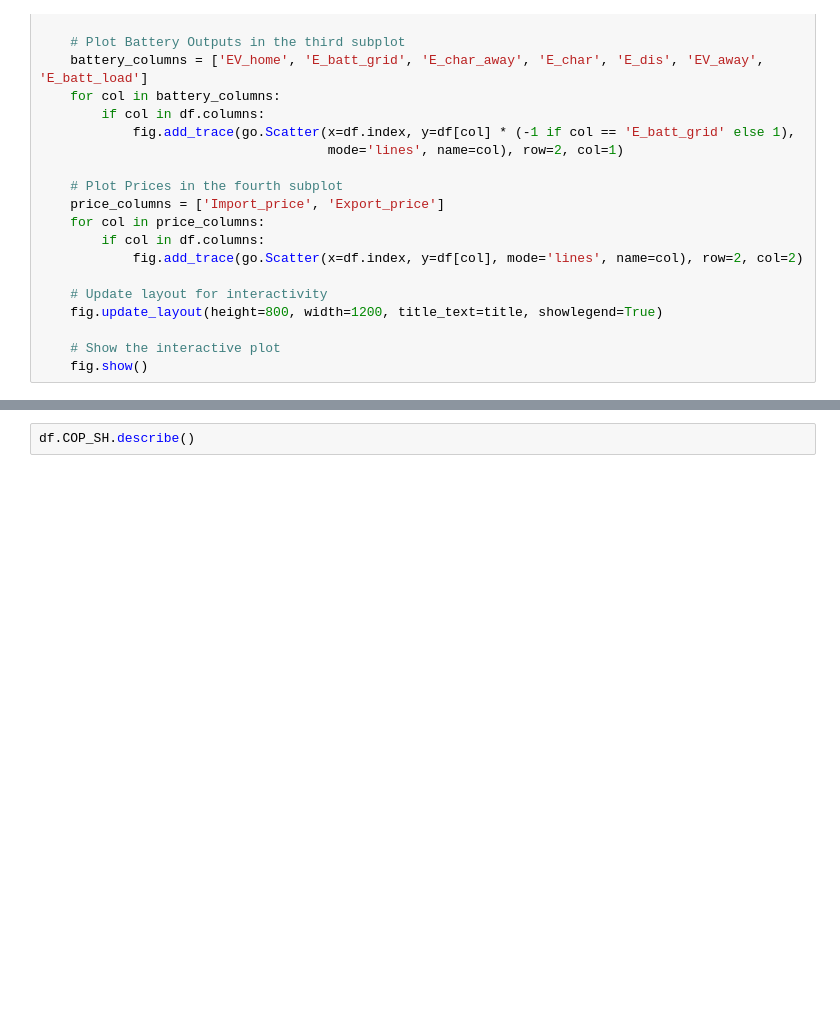
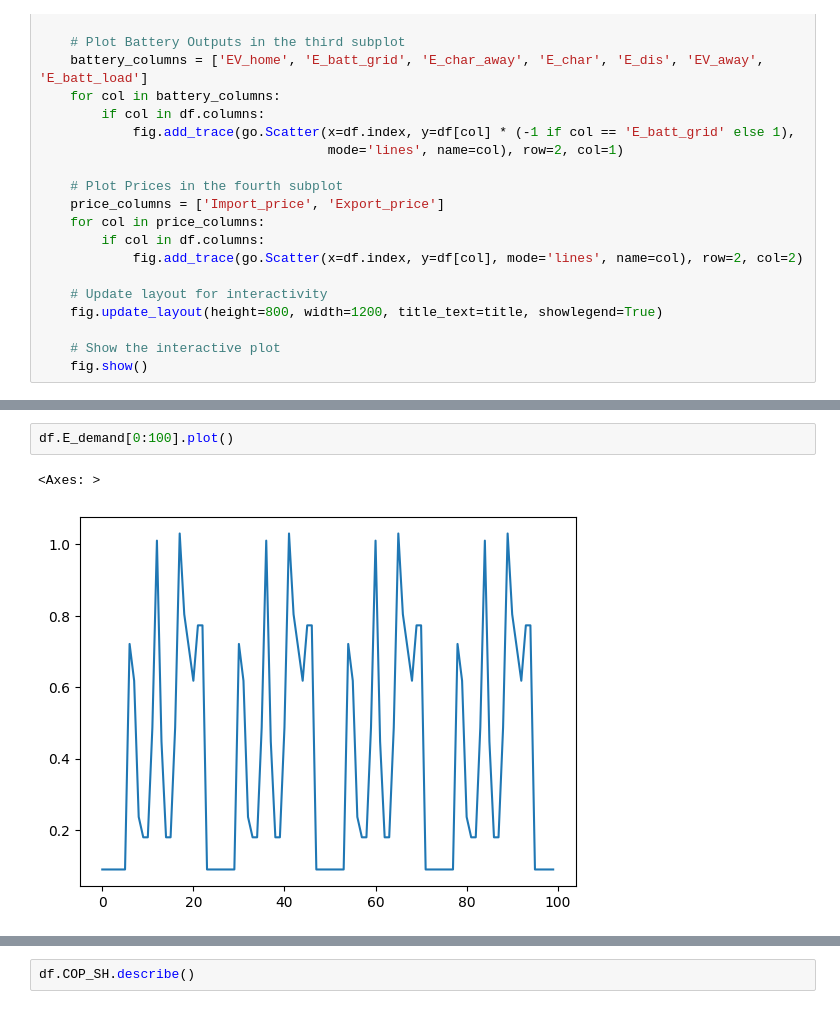
Before and after one commit to alefunxo/BASOPRA_OpenBEERS, a Jupyter notebook: Core/Tests_results.ipynb, the cells around one changed output, grey strips where cells are left out. Saved outputs shown, nothing was run; the diff lists cells and outputs as text; blank space fills up the shorter version.

```diff
--- a/Core/Tests_results.ipynb
+++ b/Core/Tests_results.ipynb
@@ -74 +74,6 @@ max         6.991482
 Name: SOC, dtype: float64
+# %%
+df.E_demand[0:100].plot()
+# %% [output]
+<Axes: >
+[figure, added]
```
Also changed, not shown: parts of 63 cells of this notebook, 3 other files.
